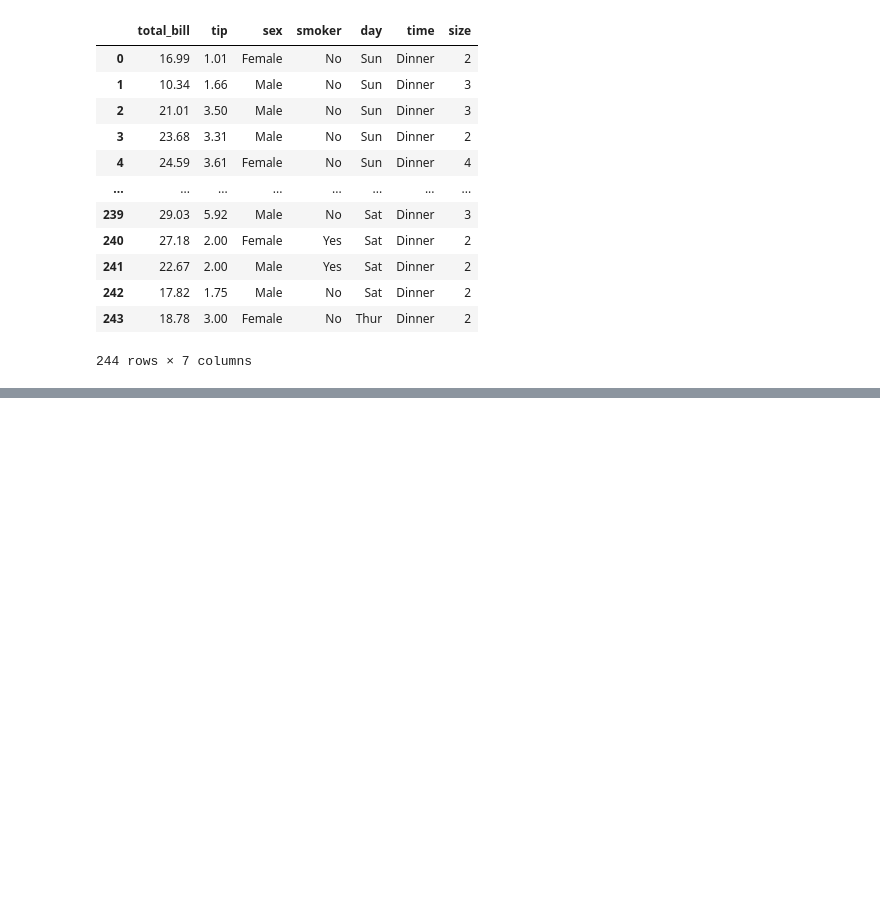
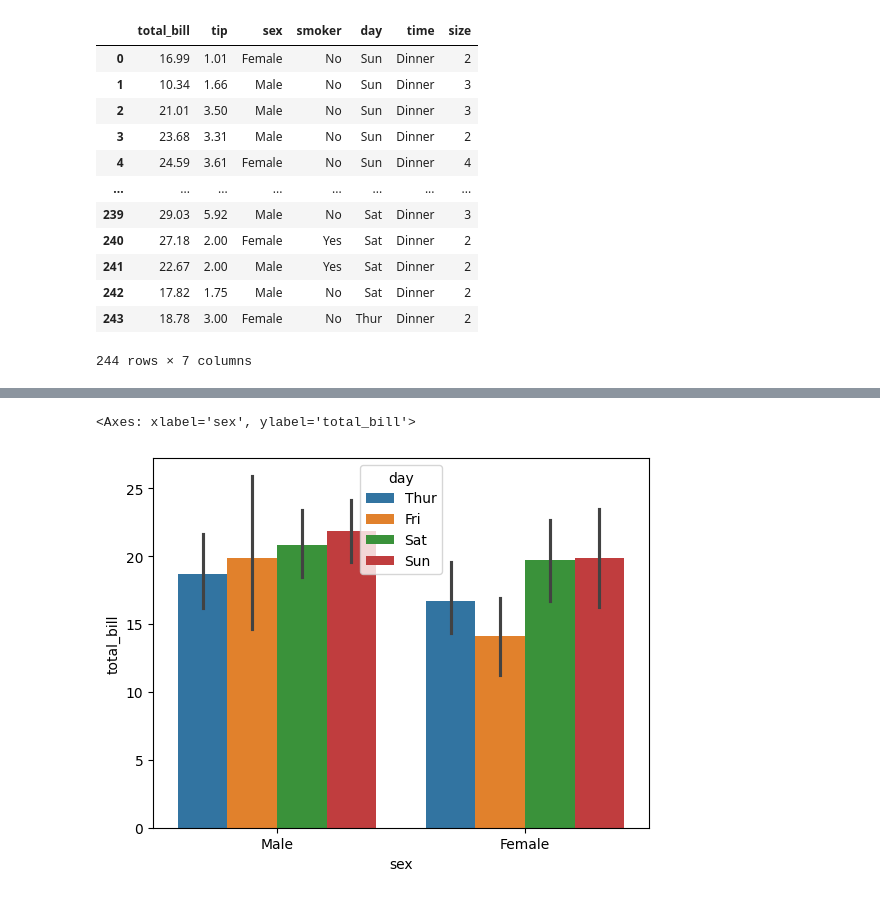
Before and after one commit to adarsh0707-kumar/AI---ML-Traning, a Jupyter notebook: Tips.ipynb, the cells around one changed output, grey strips where cells are left out. Saved outputs shown, nothing was run; the diff lists cells and outputs as text; code cells hidden in the pictures; blank space fills up the shorter version.

```diff
--- a/Tips.ipynb
+++ b/Tips.ipynb
@@ -20,0 +30,5 @@ df
+# %%
+sns.barplot(x="sex", y="total_bill", data=df, hue='day')
+# %% [output]
+<Axes: xlabel='sex', ylabel='total_bill'>
+[figure, added]
```
Also changed, not shown: parts of 21 cells of this notebook.
